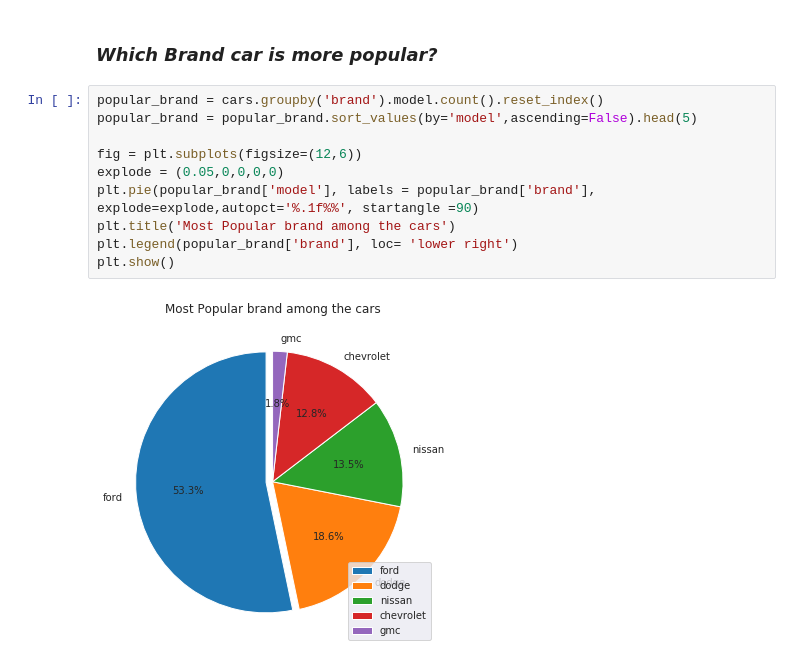
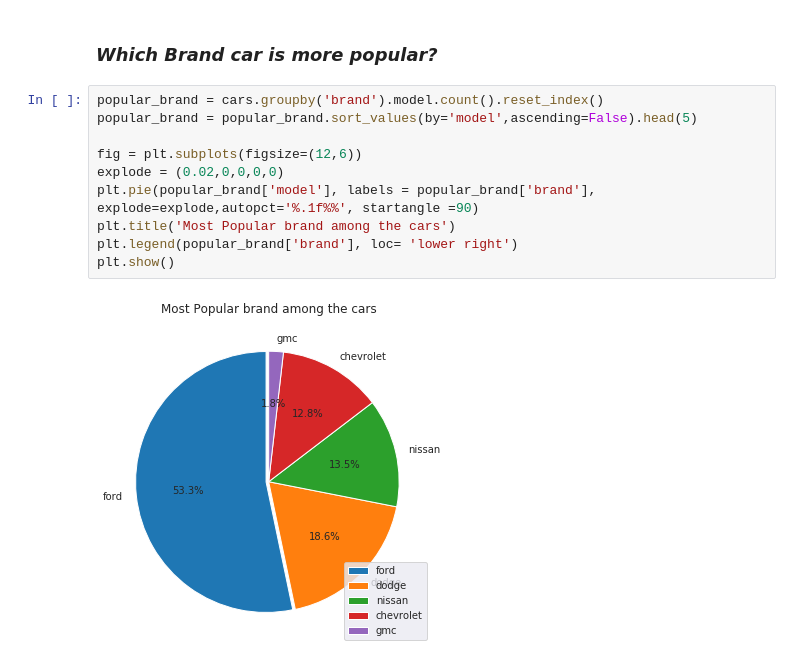
Before and after one commit to Dharani-Arumugam/PostGraduate-Diploma-DataScience, a Jupyter notebook: USA_Car_DatasetAnalysis/USA_CAR_Dataset_Visualization.ipynb, the cells around one changed output. Cells and saved outputs as stored; diff of their text form.

Commit message:
Added more visualization

```diff
--- a/USA_Car_DatasetAnalysis/USA_CAR_Dataset_Visualization.ipynb
+++ b/USA_Car_DatasetAnalysis/USA_CAR_Dataset_Visualization.ipynb
@@ -219,12 +219,12 @@ plt.show()
 # %%
 popular_brand = cars.groupby('brand').model.count().reset_index()
 popular_brand = popular_brand.sort_values(by='model',ascending=False).head(5)
 
 fig = plt.subplots(figsize=(12,6))
-explode = (0.05,0,0,0,0)
+explode = (0.02,0,0,0,0)
 plt.pie(popular_brand['model'], labels = popular_brand['brand'], explode=explode,autopct='%.1f%%', startangle =90)
 plt.title('Most Popular brand among the cars')
 plt.legend(popular_brand['brand'], loc= 'lower right')
 plt.show()
 # %% [output]
-[figure, old version]
+[figure, new version]
```
Also changed, not shown: parts of 9 cells of this notebook.
